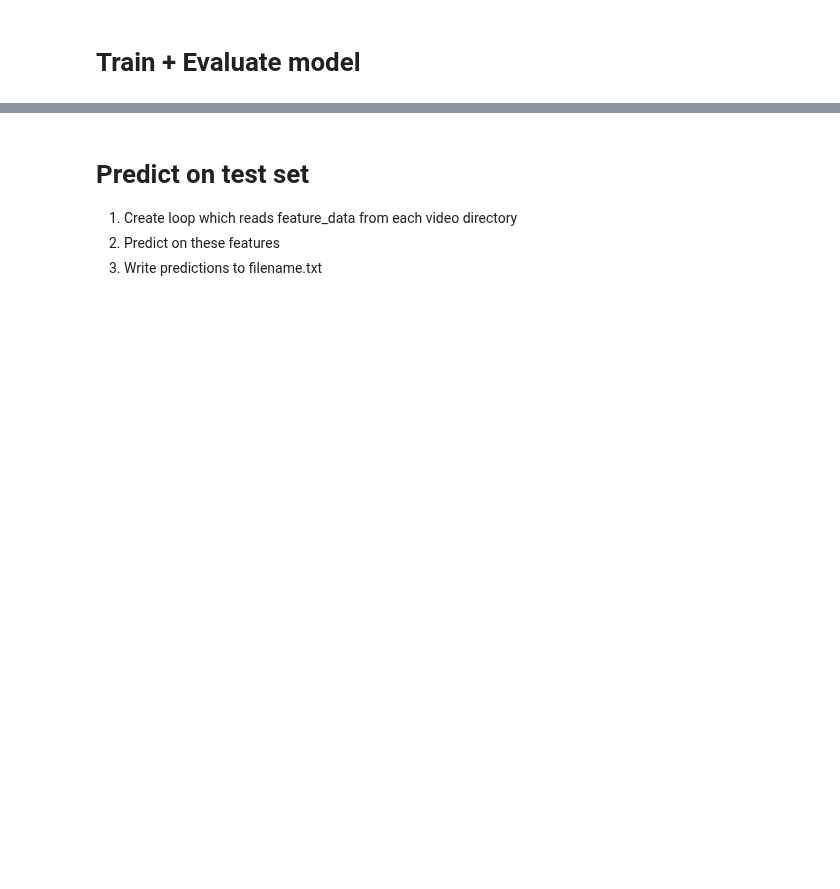
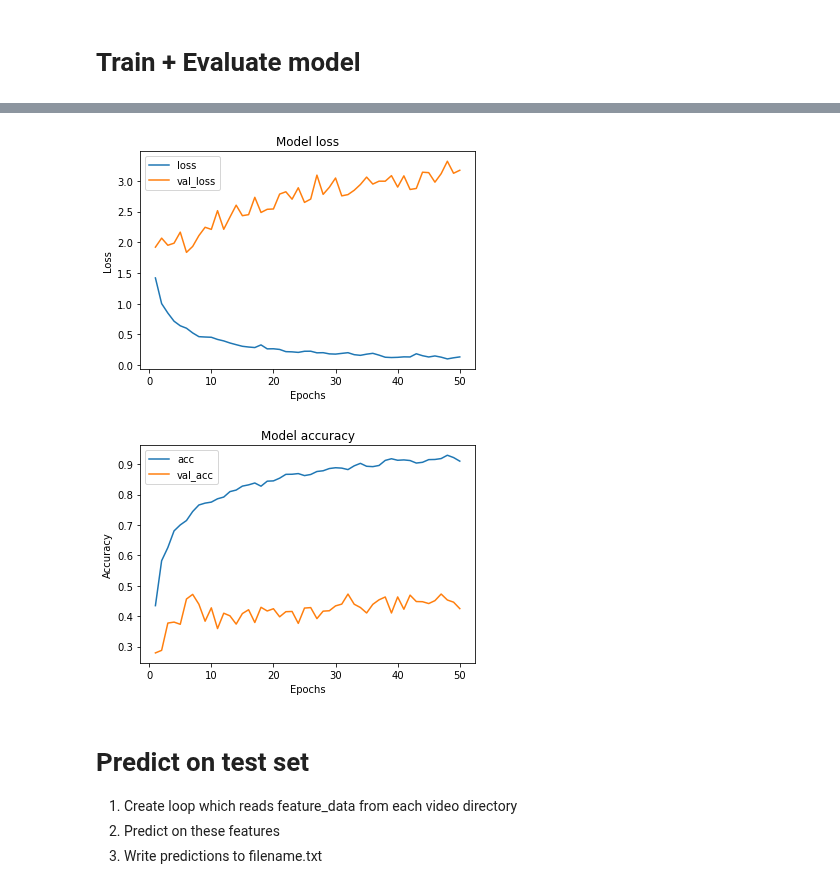
Before and after one commit to ion-elgreco/thesis-FER, a Jupyter notebook: LSTM.ipynb, the cells around one changed output, grey strips where cells are left out. Saved outputs shown, nothing was run; the diff lists cells and outputs as text; code cells hidden in the pictures; blank space fills up the shorter version.

Commit message:
LSTM model finally works

```diff
--- a/LSTM.ipynb
+++ b/LSTM.ipynb
@@ -28,3 +71,5 @@ Keras Version: 2.4.0
+# %%
+test = rec(arr)
 # %% [markdown]
 # Build model
 # %%
@@ -66,0 +86,4 @@ history = cnn_rnn_LSTM.fit(
+# %%
+inp_shape = (seq_train_features.shape[1], seq_train_features.shape[2])
+cnn_rnn_LSTM = build_model(inp_shape)
+cnn_rnn_LSTM.summary()
@@ -67,2 +105,12 @@ history = cnn_rnn_LSTM.fit(
 # %% [markdown]
 # Train + Evaluate model
+# %%
+# AW2_norm_minitrain = AW2_norm_minitrain.prefetch(buffer_size=tf.data.experimental.AUTOTUNE)
+history = cnn_rnn_LSTM.fit(
+    seq_train_features,
+    seq_train_labels,
+    sample_weight=test,
+    validation_data=(seq_val_features, seq_val_labels),
+    epochs=50,
+    verbose=1,
+)
@@ -69,3 +135,33 @@ history = cnn_rnn_LSTM.fit(
+# %%
+def plot_history(data_list, label_list, title, ylabel):
+
+    epochs = range(1, len(data_list[0]) + 1)
+
+    for data, label in zip(data_list, label_list):
+        plt.plot(epochs, data, label=label)
+    plt.title(title)
+    plt.xlabel("Epochs")
+    plt.ylabel(ylabel)
+    plt.legend()
+
+    plt.show()
+# %%
+model_hist = history.history
+
+data_list1 = [model_hist["loss"], model_hist["val_loss"]]
+data_list2 = [model_hist["acc"], model_hist["val_acc"]]
+labels = [*model_hist.keys()]
+
+title1 = "Model loss"
+title2 = "Model accuracy"
+y_label1 = "Loss"
+y_label2 = "Accuracy"
+
+plot_history(data_list1, [labels[0], labels[3]], title1, y_label1)
+plot_history(data_list2, [labels[1], labels[4]], title2, y_label2)
+# %% [output]
+[figure, added]
+[figure, added]
 # %% [markdown]
 # Predict on test set
 1. Create loop which reads feature_data from each video directory
```
Also changed, not shown: parts of 13 cells of this notebook, 1 other file.
